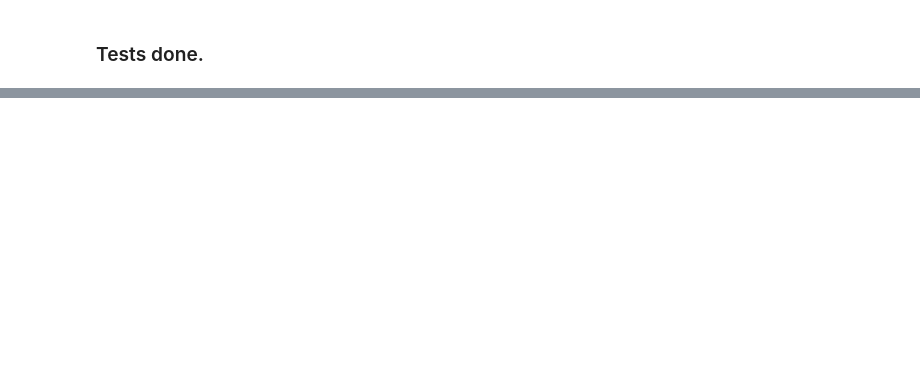
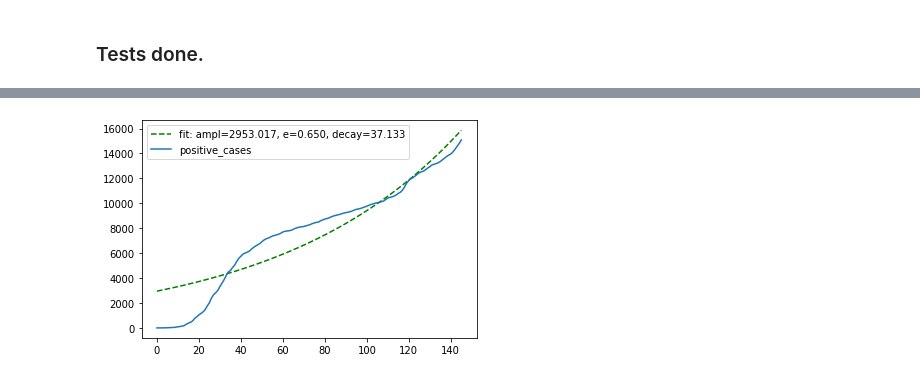
Before and after one commit to Gregofi/corona-czechia, a Jupyter notebook: corona.ipynb, the cells around one changed output, grey strips where cells are left out. Cells and saved outputs as stored; diff of their text form; code cells hidden in the pictures; blank space fills up the shorter version.

```diff
--- a/corona.ipynb
+++ b/corona.ipynb
@@ -128,0 +175,12 @@ plt.show()
+# %%
+def func(x, ampl, e, decay):
+    return ampl * (e ** (-x/decay))
+# %%
+popt, pcov = curve_fit(func, corona['day'], corona['positive_acc'])
+plt.plot(corona['day'], func(corona['day'], *popt), 'g--',
+         label='fit: ampl=%5.3f, e=%5.3f, decay=%5.3f' % tuple(popt))
+plt.plot(corona['day'], corona['positive_acc'], label='positive_cases')
+plt.legend()
+plt.show()
+# %% [output]
+[figure, added]
```
Also changed, not shown: parts of 11 cells of this notebook.
